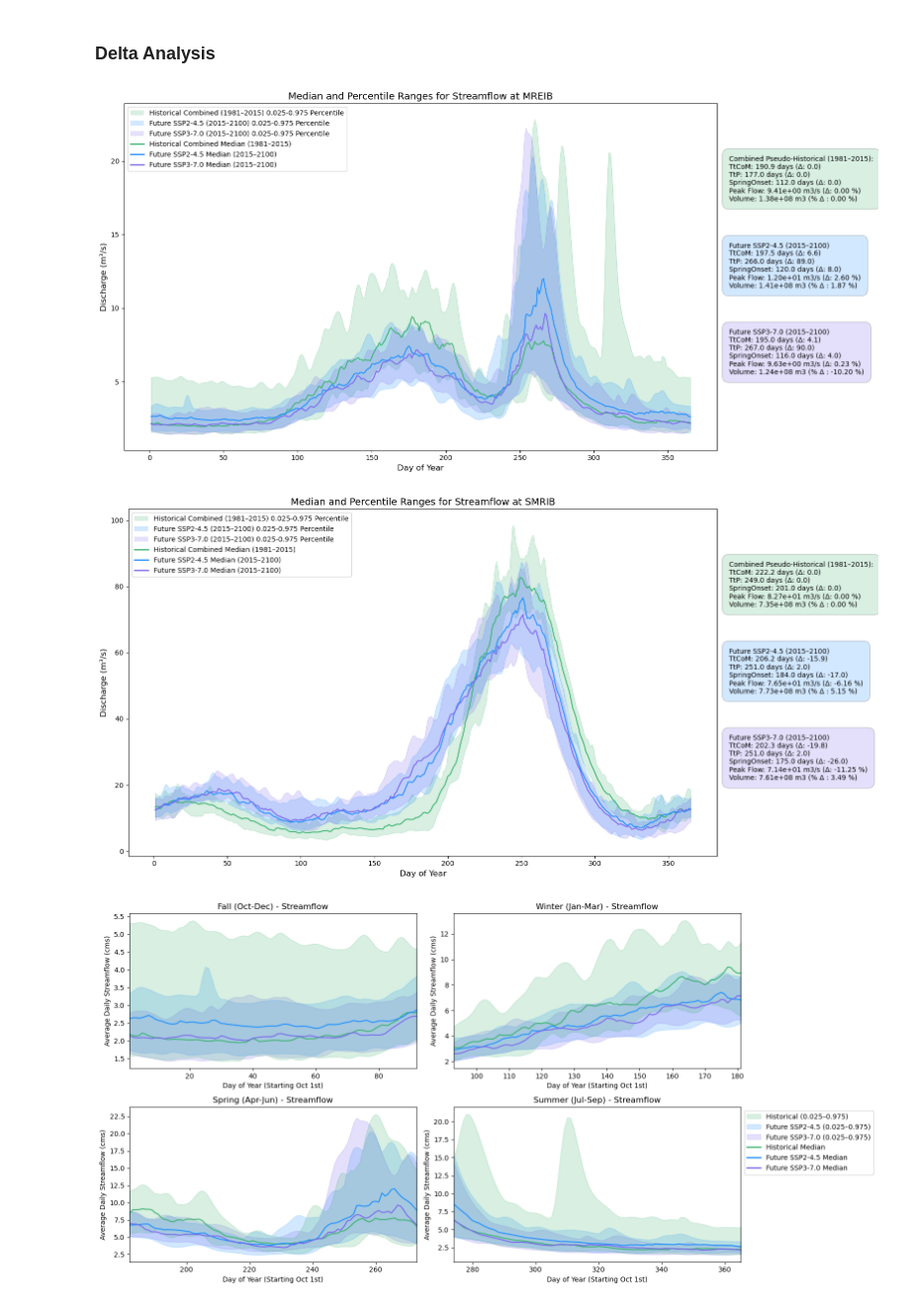
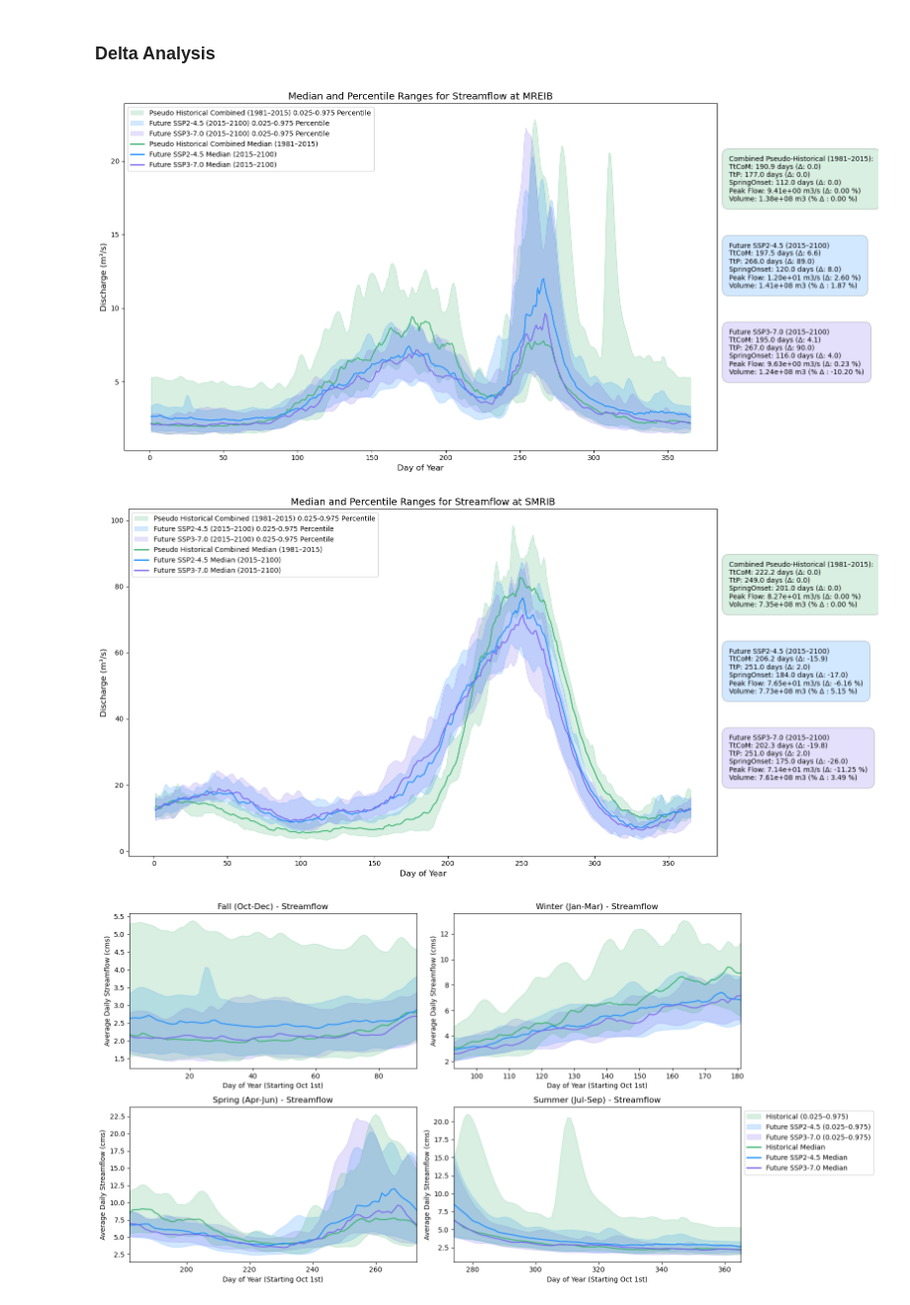
Before and after one commit to PaulCoderre/hype_future_climate, a Jupyter notebook: scripts/04_ijc_plots.ipynb, the cells around one changed output. Shown at 99% size. Drawn from its saved outputs; the diff is of its cells as text; code cells hidden in the pictures.

```diff
--- a/scripts/04_ijc_plots.ipynb
+++ b/scripts/04_ijc_plots.ipynb
@@ -759,8 +759,8 @@ def compute_hydrologic_metrics(data, mean_dim=None, historical=None):
     ttcom = float(TtCoM(data_mean))  # Time to Center of Mass
     ttp = int(TtP(data_mean))  # Time to Peak
     spring_pulse_onset = int(SpringPulseOnset(data_mean))  # Spring Pulse Onset
-    peak_flow = float(data_mean.max().item())  # Peak Flow as maximum value
-    total_volume = float(data_mean.sum().item()) * 86400  # Total Volume (converted to volume)
+    peak_flow = float(data_mean.max())  # Peak Flow as maximum value
+    total_volume = float(data_mean.sum()) * 86400  # Total Volume (converted to volume)
 
     # Result list
     result = [ttcom, ttp, spring_pulse_onset, peak_flow, total_volume]
@@ -1155,0 +1158,31 @@ plt.show()
+# %%
+def process_historical_with_percentiles(
+    filepath: str, variable: str,
+    start_date: str = '1981-01-01', end_date: str = '2015-12-31'
+) -> tuple[pd.Series, pd.Series]:
+    """
+    Same pipeline as process_historical but returns (q25, q75) across years
+    for each day of year, useful for shading interannual spread.
+    """
+    sim = pd.read_csv(filepath, delimiter='\t', index_col=0, low_memory=False)
+    sim = sim.iloc[1:]
+    sim = sim[[variable]]
+    sim.index = pd.to_datetime(sim.index)
+    sim = sim.loc[start_date:end_date]
+    sim[variable] = pd.to_numeric(sim[variable], errors='coerce')
+    # Replace -9999 values with NaN
+    sim[variable] = sim[variable].replace(-9999, np.nan)  # np.nan instead of pd.NA
+
+    grouped = sim.groupby(sim.index.dayofyear)[variable]
+    q25 = grouped.quantile(0.25)
+    q75 = grouped.quantile(0.75)
+
+    for s in (q25, q75):
+        s.drop(index=366, errors='ignore', inplace=True)
+
+    def shift_index(s):
+        shifted_idx = ((s.index - 274) % 365) + 1
+        s.index = shifted_idx
+        return s.sort_index()
+
+    return shift_index(q25), shift_index(q75)
@@ -1195,16 +1372,16 @@ plt.fill_between(
 )
 
 # Plot median lines
-ens_hist_median.plot(color=historical_color1, linestyle='-', label='Historical Combined Median (1981-2015)')
+ens_hist_median.plot(color=historical_color1, linestyle='-', label='Pseudo Historical Combined Median (1981-2015)')
 ens1_median.plot(color=future_color1, linestyle='-', label='Future SSP2-4.5 Median (2015-2100)')
 ens2_median.plot(color=future_color2, linestyle='-', label='Future SSP3-7.0 Median (2015-2100)')
 
 # Update legend
 legend_handles = [
-    Patch(facecolor=historical_color1, alpha=0.2, label='Historical Combined (1981–2015) 0.025-0.975 Percentile'),
+    Patch(facecolor=historical_color1, alpha=0.2, label='Pseudo Historical Combined (1981–2015) 0.025-0.975 Percentile'),
     Patch(facecolor=future_color1, alpha=0.2, label='Future SSP2-4.5 (2015–2100) 0.025-0.975 Percentile'),
     Patch(facecolor=future_color2, alpha=0.2, label='Future SSP3-7.0 (2015–2100) 0.025-0.975 Percentile'),
-    Line2D([0], [0], color=historical_color1, lw=2, linestyle='-', label='Historical Combined Median (1981–2015)'),
+    Line2D([0], [0], color=historical_color1, lw=2, linestyle='-', label='Pseudo Historical Combined Median (1981–2015)'),
     Line2D([0], [0], color=future_color1, lw=2, linestyle='-', label='Future SSP2-4.5 Median (2015–2100)'),
     Line2D([0], [0], color=future_color2, lw=2, linestyle='-', label='Future SSP3-7.0 Median (2015–2100)')
 ]
@@ -1223,34 +1400,34 @@ for stats, diff, label, color in [
 ]:
     ttcom, ttp, spring_pulse_onset, peak_flow, total_volume = stats
     d_ttcom, d_ttp, d_spring_pulse_onset, d_peak_flow, d_total_volume = diff
 
     annotation = (
         f"{label}\n"
         f"TtCoM: {ttcom:.1f} days (Δ: {d_ttcom:.1f})\n"
         f"TtP: {ttp:.1f} days (Δ: {d_ttp:.1f})\n"
         f"SpringOnset: {spring_pulse_onset:.1f} days (Δ: {d_spring_pulse_onset:.1f})\n"
         f"Peak Flow: {peak_flow:.2e} m3/s (Δ: {d_peak_flow:.2f} %)\n"
         f"Volume: {total_volume:.2e} m3 (% Δ : {d_total_volume:.2f} %)"
     )
 
     plt.text(
         x_pos, y_offset, annotation, transform=plt.gca().transAxes,
         fontsize=10, verticalalignment='top', horizontalalignment='left',
         bbox=dict(facecolor=color, alpha=0.2, boxstyle='round,pad=1')
     )
     y_offset -= 0.25
 
 plt.title(f'Median and Percentile Ranges for {variable_name} at MREIB', fontsize=14)
 plt.xlabel('Day of Year', fontsize=12)
 plt.ylabel('Discharge (m³/s)', fontsize=12)
 
 # Save and show
 file_path_allssp = os.path.join(output_directory, f'MREIB_hist_future_combined_{variable}.png')
 plt.tight_layout()
 plt.savefig(file_path_allssp)
 plt.show()
 # %% [output]
-[figure, old version]
+[figure, new version]
 # %%
 # Combine the historical ensembles
 smrib_hist_combined = xr.concat([smrib_hist_ssp245, smrib_hist_ssp370], dim='member')
@@ -1291,16 +1468,16 @@ plt.fill_between(
 )
 
 # Plot median lines
-ens_hist_median.plot(color=historical_color1, linestyle='-', label='Historical Combined Median (1981-2015)')
+ens_hist_median.plot(color=historical_color1, linestyle='-', label='Pseudo Historical Combined Median (1981-2015)')
 ens1_median.plot(color=future_color1, linestyle='-', label='Future SSP2-4.5 Median (2015-2100)')
 ens2_median.plot(color=future_color2, linestyle='-', label='Future SSP3-7.0 Median (2015-2100)')
 
 # Update legend
 legend_handles = [
-    Patch(facecolor=historical_color1, alpha=0.2, label='Historical Combined (1981–2015) 0.025-0.975 Percentile'),
+    Patch(facecolor=historical_color1, alpha=0.2, label='Pseudo Historical Combined (1981–2015) 0.025-0.975 Percentile'),
     Patch(facecolor=future_color1, alpha=0.2, label='Future SSP2-4.5 (2015–2100) 0.025-0.975 Percentile'),
     Patch(facecolor=future_color2, alpha=0.2, label='Future SSP3-7.0 (2015–2100) 0.025-0.975 Percentile'),
-    Line2D([0], [0], color=historical_color1, lw=2, linestyle='-', label='Historical Combined Median (1981–2015)'),
+    Line2D([0], [0], color=historical_color1, lw=2, linestyle='-', label='Pseudo Historical Combined Median (1981–2015)'),
     Line2D([0], [0], color=future_color1, lw=2, linestyle='-', label='Future SSP2-4.5 Median (2015–2100)'),
     Line2D([0], [0], color=future_color2, lw=2, linestyle='-', label='Future SSP3-7.0 Median (2015–2100)')
 ]
@@ -1345,7 +1522,7 @@ plt.tight_layout()
 plt.savefig(file_path_allssp)
 plt.show()
 # %% [output]
-[figure, old version]
+[figure, new version]
 # %%
 # Define the figure and axes for 4 subplots (one for each season)
 fig, axes = plt.subplots(2, 2, figsize=(16, 8))  # 2x2 grid of subplots
```
Also changed, not shown: parts of 4 cells of this notebook, 11 other files.
